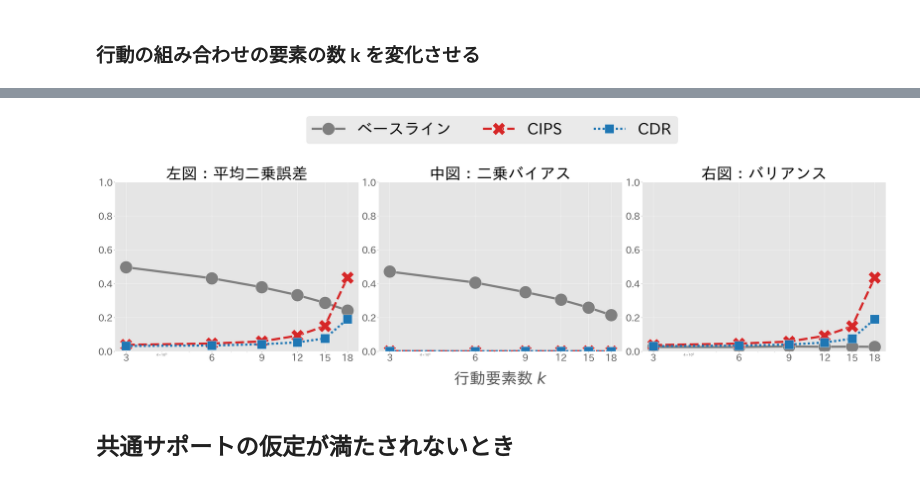
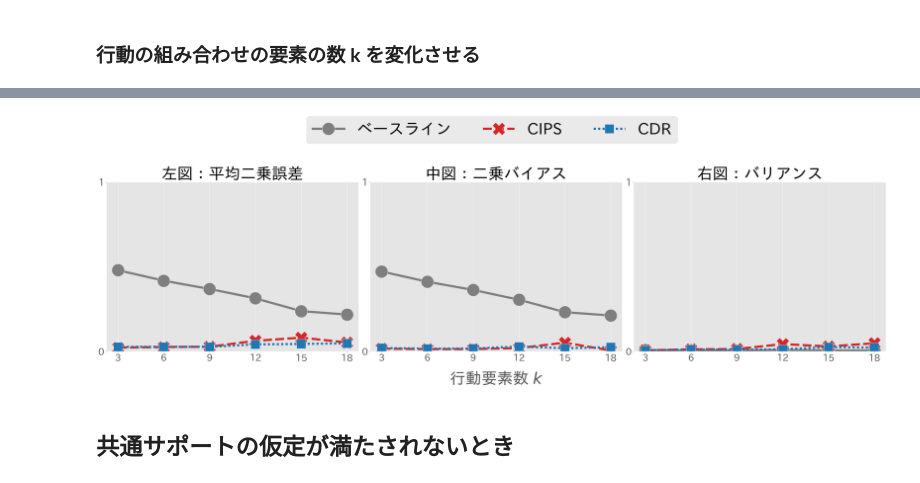
Before and after one commit to RickHub0115/Estimator-for-Offline-Policy-Evaluation-of-Recommending-Multiple-Actions-Considering-Platform-Wide-R, a Jupyter notebook: ope.ipynb, the cells around one changed output, grey strips where cells are left out. Drawn from its saved outputs; the diff is of its cells as text; code cells hidden in the pictures.

```diff
--- a/ope.ipynb
+++ b/ope.ipynb
@@ -149,16 +184,22 @@ k = 10
 # %%
 result_df_list = []
-## 期待報酬関数を定義するためのパラメータを抽出
-
+# 最大の行動数に合わせてパラメータを事前生成（共通環境）
+max_actions = max(num_actions_list)
+theta_1_all = random_.normal(size=(dim_x, max_actions))
+M_1_all = random_.normal(size=(dim_x, max_actions))
+b_1_all = random_.normal(size=(1, max_actions))
+theta_0_all = random_.normal(size=(dim_x, max_actions))
+M_0_all = random_.normal(size=(dim_x, max_actions))
+b_0_all = random_.normal(size=(1, max_actions))
 
 for num_actions in num_actions_list:
-    theta_1 = random_.normal(size=(dim_x, num_actions))
-    M_1 = random_.normal(size=(dim_x, num_actions))
-    b_1 = random_.normal(size=(1, num_actions))
-    theta_0 = random_.normal(size=(dim_x, num_actions))
-    M_0 = random_.normal(size=(dim_x, num_actions))
-    b_0 = random_.normal(size=(1, num_actions))
-
+    # 必要なサイズにスライス（行動数を変化させる）
+    theta_1 = theta_1_all[:, :num_actions]
+    M_1 = M_1_all[:, :num_actions]
+    b_1 = b_1_all[:, :num_actions]
+    theta_0 = theta_0_all[:, :num_actions]
+    M_0 = M_0_all[:, :num_actions]
+    b_0 = b_0_all[:, :num_actions]
     ## 評価方策の真の性能(policy value)を計算
     policy_value = calc_true_value(
         num_data=10000,
@@ -170,7 +211,7 @@ for num_actions in num_actions_list:
         M_0=M_0,
         b_1=b_1,
         b_0=b_0,
-        k=k
+        k=k #int(num_actions / 5)
     )
 
     estimated_policy_value_list = []
@@ -181,7 +222,8 @@ for num_actions in num_actions_list:
             theta_1=theta_1, M_1=M_1, b_1=b_1, theta_0=theta_0, M_0=M_0, b_0=b_0,
             dim_context=dim_x, num_actions=num_actions,
             random_state = _,
-            k=k, random_policy=True
+            k=k, #int(num_actions / 5),
+            random_policy=True
         )
 
         ## ログデータ上における評価方策の行動選択確率を計算
@@ -191,7 +233,6 @@ for num_actions in num_actions_list:
         estimated_policy_values = dict()
         estimated_policy_values["cavg"] = calc_cavg(offline_logged_data)
         estimated_policy_values["cips"] = calc_cips(offline_logged_data, pi)
-
         estimated_policy_values["cdr"] = calc_cdr(
             offline_logged_data, pi,
             q0_hat = offline_logged_data["q_x_a_0"] + random_.normal(-0.05, scale=0.05, size=(num_data, num_actions)),
@@ -210,8 +251,6 @@ result_df_actions = pd.concat(result_df_list).reset_index(level=0)
 # %%
 # データを保存
 # result_df_actions.to_csv('data/random_model/result_based_a.csv', index=False)
-# %%
-result_df_actions = pd.read_csv('data/sufficient_support/result_based_a.csv')
 # %%
 y_label_dict = {"se": "左図：平均二乗誤差", "bias": "中図：二乗バイアス", "variance": "右図：バリアンス"}
 
@@ -298,7 +337,7 @@ fig.legend(["ベースライン", "CIPS", "CDR"], fontsize=50, bbox_to_anchor=(0
 ## シミュレーション設定
 num_runs = 500 # シミュレーションの繰り返し回数
 dim_x = 10 # 特徴量xの次元
-num_data = 1000 # ログデータのサイズ
+num_data = 4000 # ログデータのサイズ
 num_actions = 20 # 行動数, |A|
 beta = -3 # データ収集方策のパラメータ
 random_state = 12345
@@ -378,8 +419,6 @@ result_df_k = pd.concat(result_df_list).reset_index(level=0)
 # %%
 # データを保存
 # result_df_k.to_csv('data/random_model/result_based_k.csv', index=False)
-# %%
-result_df_k = pd.read_csv('data/sufficient_support/result_based_k.csv')
 # %%
 y_label_dict_k = {"se": "左図：平均二乗誤差", "bias": "中図：二乗バイアス", "variance": "右図：バリアンス"}
 
@@ -389,37 +428,37 @@ for i, y in enumerate(["se", "bias", "variance"]):
     sns.lineplot(
         markers=True,
         markersize=40,
         linewidth=7,
         legend=False,
         style="est",
         x="num_actions_per_user",  # x軸は k
         y=y,
         hue="est",
         ax=ax,
         ci=None,
         palette=["tab:grey", "tab:red", "tab:blue"],
         data=result_df_k.query("est=='cavg' or est == 'cips' or est == 'cdr'")
     )
     ax.set_title(y_label_dict_k[y], fontsize=50)
     # yaxis
     ax.set_ylabel("")
-    ax.set_ylim(0.0, 1.0)
-    ax.set_yticks([0, 0.2, 0.4, 0.6, 0.8, 1.0])
+    ax.set_ylim(0.0, 1)
+    ax.set_yticks([0, 1])
     ax.tick_params(axis="y", labelsize=30)
     ax.yaxis.set_label_coords(-0.1, 0.5)
     # xaxis
-    ax.set_xscale("log")  # kが大きい場合の可視化のためログスケール
+    #ax.set_xscale("log")  # kが大きい場合の可視化のためログスケール
     if i == 1:
         ax.set_xlabel(r"行動要素数 $k$", fontsize=50)  # x軸ラベル
     else:
         ax.set_xlabel(r"", fontsize=40)
     ax.set_xticks(k_list)  # kのリストを指定
     ax.set_xticklabels(k_list, fontsize=30)
     ax.xaxis.set_label_coords(0.5, -0.12)
 fig.legend(["ベースライン", "CIPS", "CDR"], fontsize=50, bbox_to_anchor=(0.5, 1.15), ncol=4, loc="center")
 plt.show()
 # %% [output]
-[figure, old version]
+[figure, new version]
 # %% [markdown]
 ## **共通サポートの仮定が満たされないとき**
 # %% [markdown]
```
Also changed, not shown: parts of 9 cells of this notebook, 1 other file.
